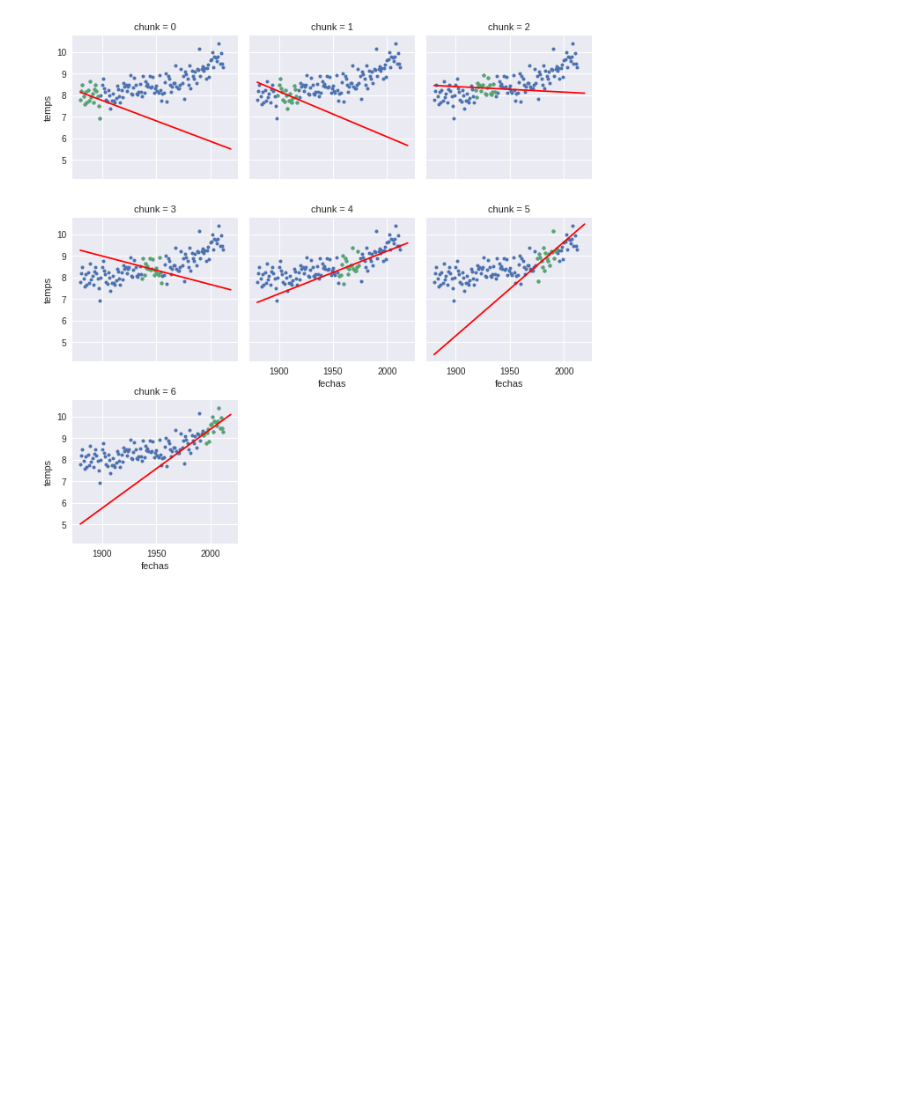
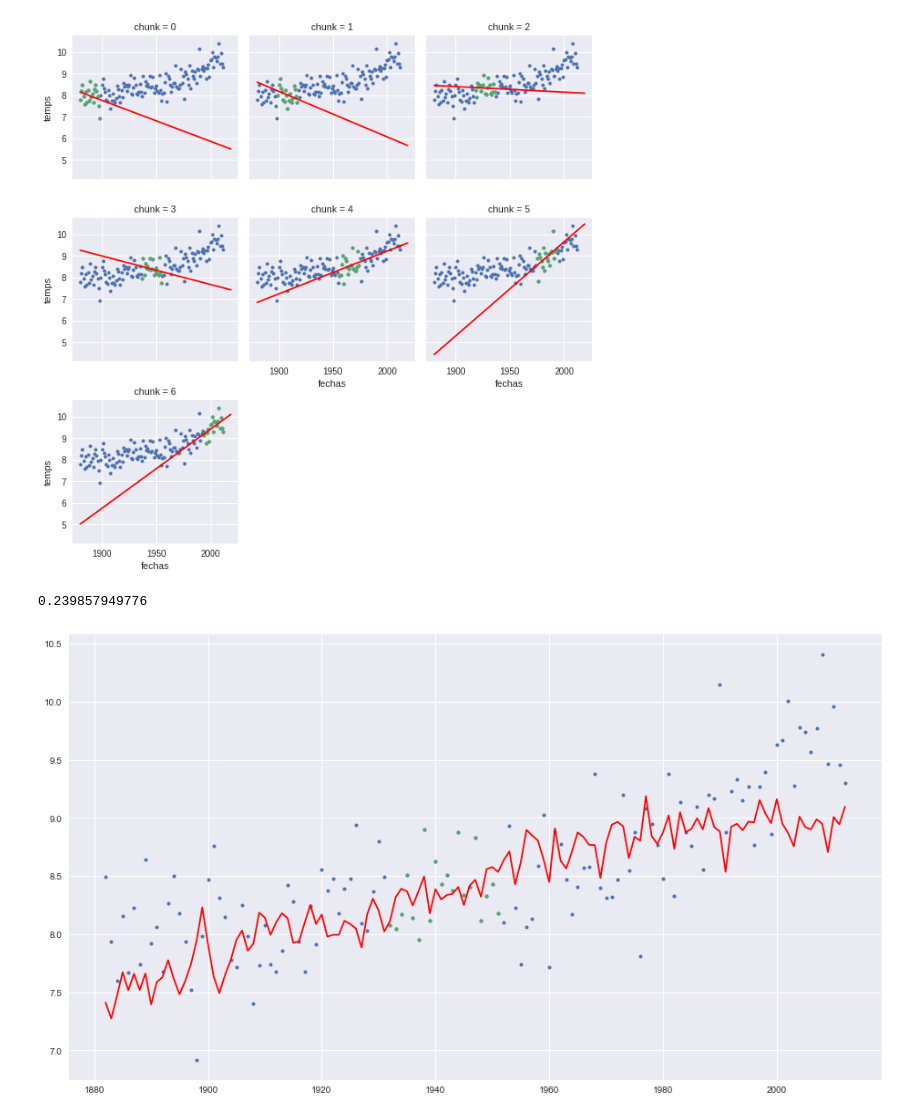
Before and after one commit to smcsicardi/metnum-tp3, a Jupyter notebook: world temperature least squares.ipynb, the cells around one changed output. Saved outputs shown, nothing was run; the diff lists cells and outputs as text; code cells hidden in the pictures; blank space fills up the shorter version.

```diff
--- a/world temperature least squares.ipynb
+++ b/world temperature least squares.ipynb
@@ -132,3 +141,22 @@ l.map_dataframe(pp, 'fechas', 'temps')
 # %% [output]
 <seaborn.axisgrid.FacetGrid at 0x...>
 [figure]
+# %%
+df = pd.read_csv('data/worldTemperature.csv')
+df['prev1'] = df['temp'].shift(1)
+df['prev2'] = df['temp'].shift(2)
+df = df[2:]
+
+df_t = df[50:70]
+
+xs = df_t[['year', 'prev1', 'prev2']].as_matrix()
+f = cml(lambda x: [1, x[0], x[1], x[2]], xs, df_t['temp'])
+results = list(map(f, df[['year', 'prev1', 'prev2']].as_matrix()))
+
+plt.plot(df['year'], df['temp'], 'o', label='Test', markersize=4)
+plt.plot(df_t['year'], df_t['temp'], 'o', label='Training', markersize=4)
+plt.plot(df['year'], results, 'r', label='CML')
+print(ecm(results, df['temp']))
+# %% [output]
+0.239857949776
+[figure, added]
```
Also changed, not shown: parts of 1 cell of this notebook, 3 other files.
